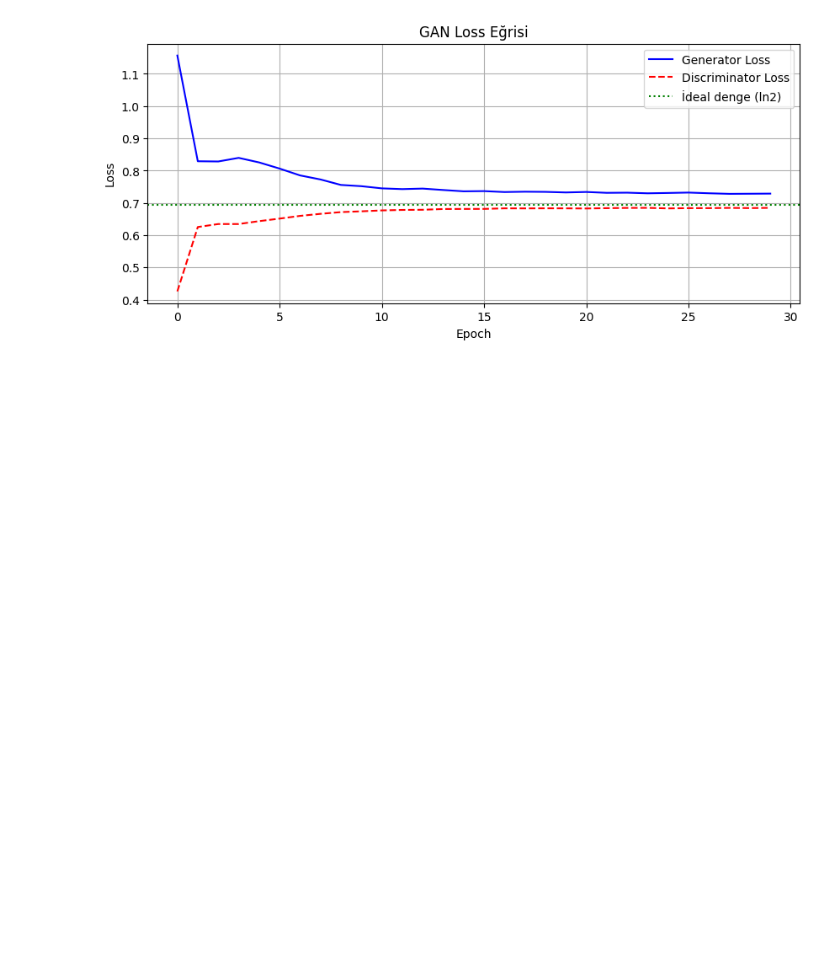
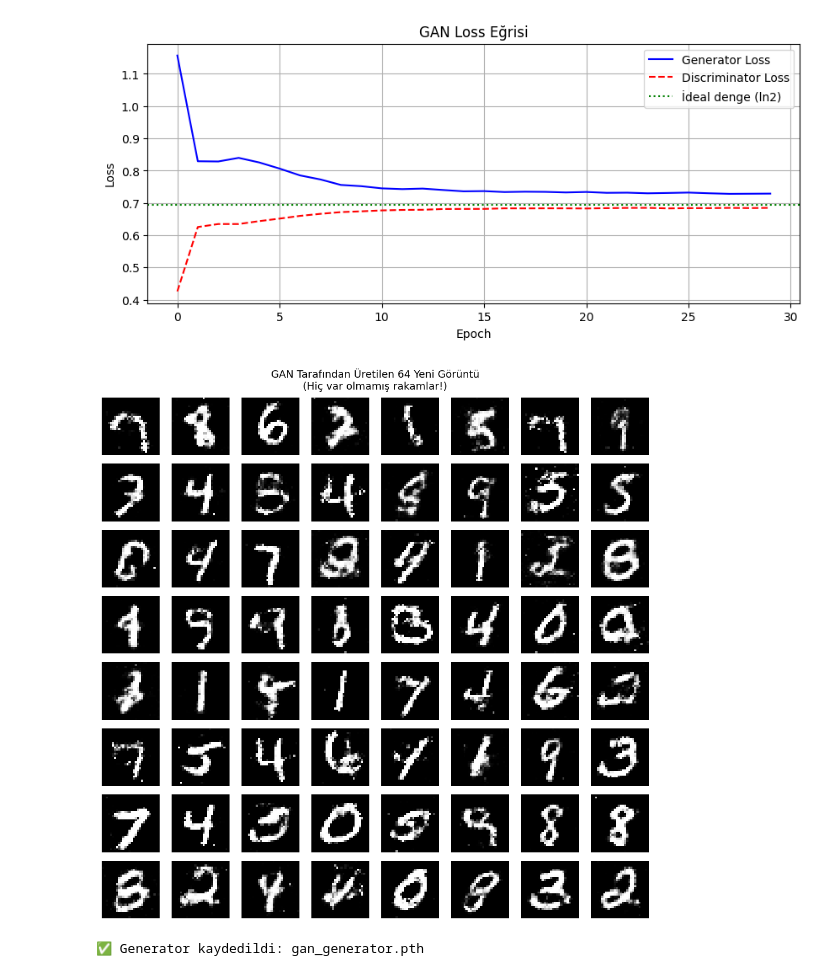
Before and after one commit to safak12/deep-learning-journey, a Jupyter notebook: 09_gan.ipynb, the cells around one changed output. Cells and saved outputs as stored; diff of their text form; code cells hidden in the pictures; blank space fills up the shorter version.

```diff
--- a/09_gan.ipynb
+++ b/09_gan.ipynb
@@ -244,3 +244,25 @@ plt.show()
 # %% [output]
 [figure]
 [figure]
+# %%
+# Tamamen yeni rastgele görüntüler üret
+G.eval()
+with torch.no_grad():
+    z = torch.randn(64, LATENT_DIM)
+    fake_imgs = G(z)
+
+fig, axes = plt.subplots(8, 8, figsize=(10, 10))
+for i, ax in enumerate(axes.flatten()):
+    ax.imshow(fake_imgs[i].squeeze().numpy(), cmap='gray')
+    ax.axis('off')
+
+plt.suptitle("GAN Tarafından Üretilen 64 Yeni Görüntü\n(Hiç var olmamış rakamlar!)", fontsize=13)
+plt.tight_layout()
+plt.show()
+
+# Modeli kaydet
+torch.save(G.state_dict(), 'gan_generator.pth')
+print("✅ Generator kaydedildi: gan_generator.pth")
+# %% [output]
+[figure, added]
+✅ Generator kaydedildi: gan_generator.pth
```
Also changed, not shown: 1 other file.
